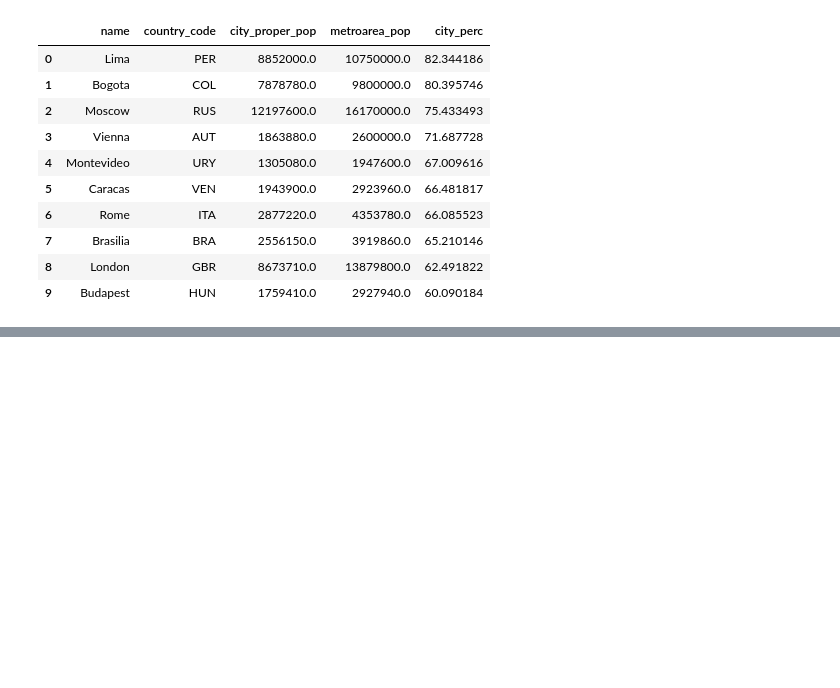
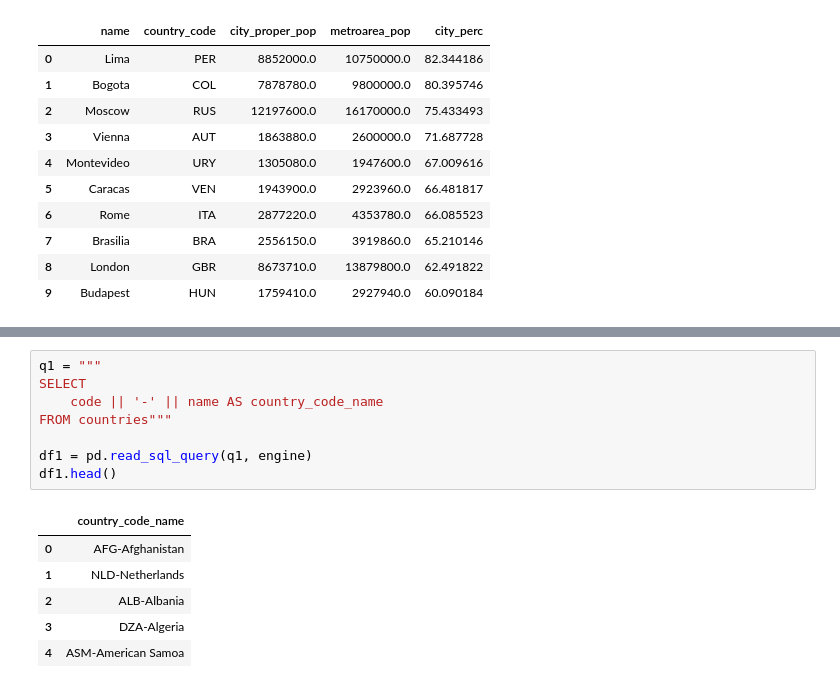
Before and after one commit to cschellenberger/Data-Science-Learning, a Jupyter notebook: SQL for Data Science.ipynb, the cells around one changed output, grey strips where cells are left out. Drawn from its saved outputs; the diff is of its cells as text; blank space fills up the shorter version.

```diff
--- a/SQL for Data Science.ipynb
+++ b/SQL for Data Science.ipynb
@@ -1078,0 +1084,15 @@ c3
+# %%
+q1 = """
+SELECT
+    code || '-' || name AS country_code_name
+FROM countries"""
+
+df1 = pd.read_sql_query(q1, engine)
+df1.head()
+# %% [output]
+|  | country_code_name |
+| 0 | AFG-Afghanistan |
+| 1 | NLD-Netherlands |
+| 2 | ALB-Albania |
+| 3 | DZA-Algeria |
+| 4 | ASM-American Samoa |
```
Also changed, not shown: parts of 24 cells of this notebook.
